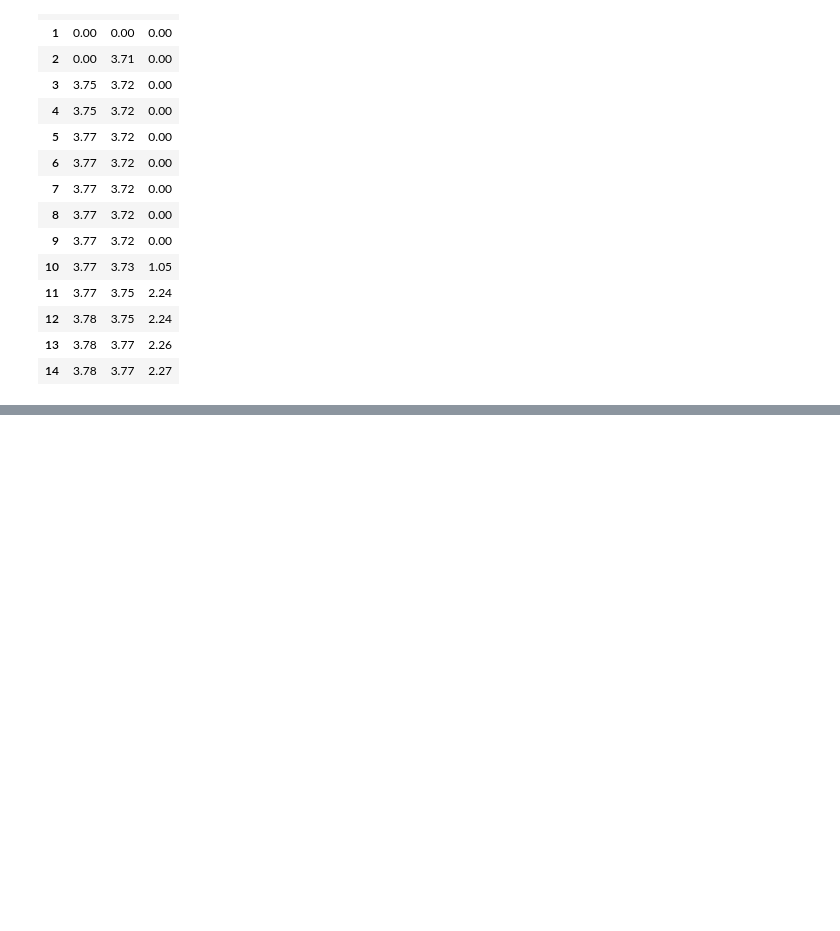
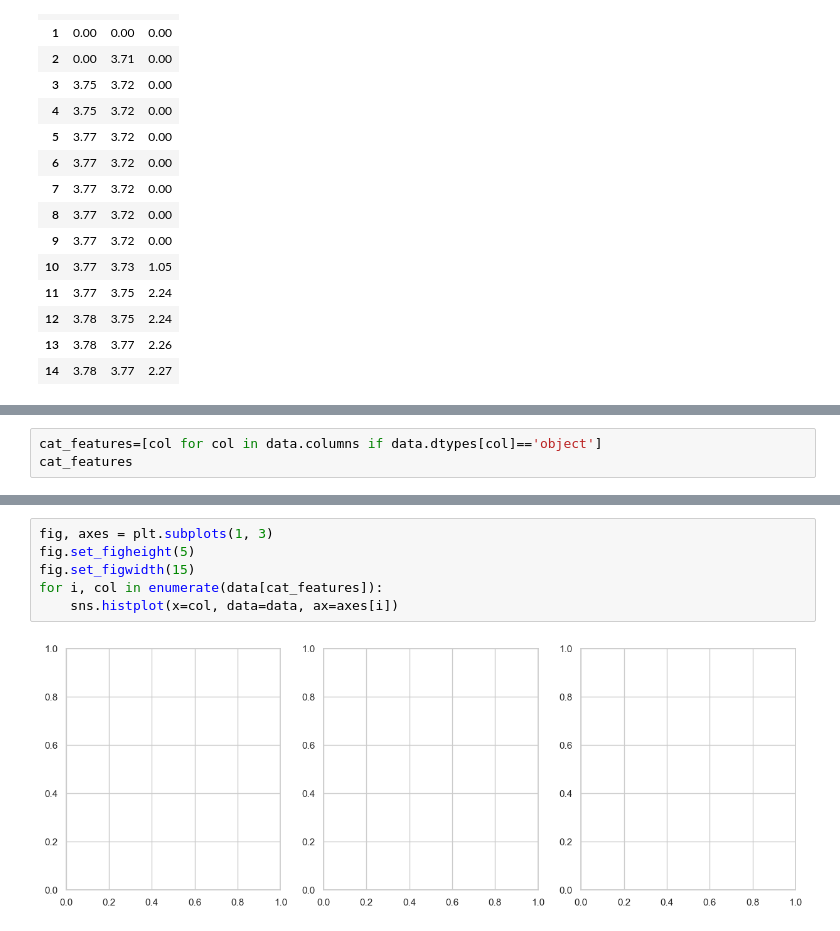
Before and after one commit to dhruvthakur2000/mlopss, a Jupyter notebook: experiments/experiments.ipynb, the cells around one changed output, grey strips where cells are left out. Cells and saved outputs as stored; diff of their text form; blank space fills up the shorter version.

```diff
--- a/experiments/experiments.ipynb
+++ b/experiments/experiments.ipynb
@@ -68,0 +111,3 @@ pd.concat(sorted_dims,axis=1).head(15)
+# %%
+cat_features=[col for col in data.columns if data.dtypes[col]=='object']
+cat_features
@@ -68,0 +185,8 @@ pd.concat(sorted_dims,axis=1).head(15)
+# %%
+fig, axes = plt.subplots(1, 3)
+fig.set_figheight(5)
+fig.set_figwidth(15)
+for i, col in enumerate(data[cat_features]):
+    sns.histplot(x=col, data=data, ax=axes[i])
+# %% [output]
+[figure, added]
```
Also changed, not shown: parts of 30 cells of this notebook.
